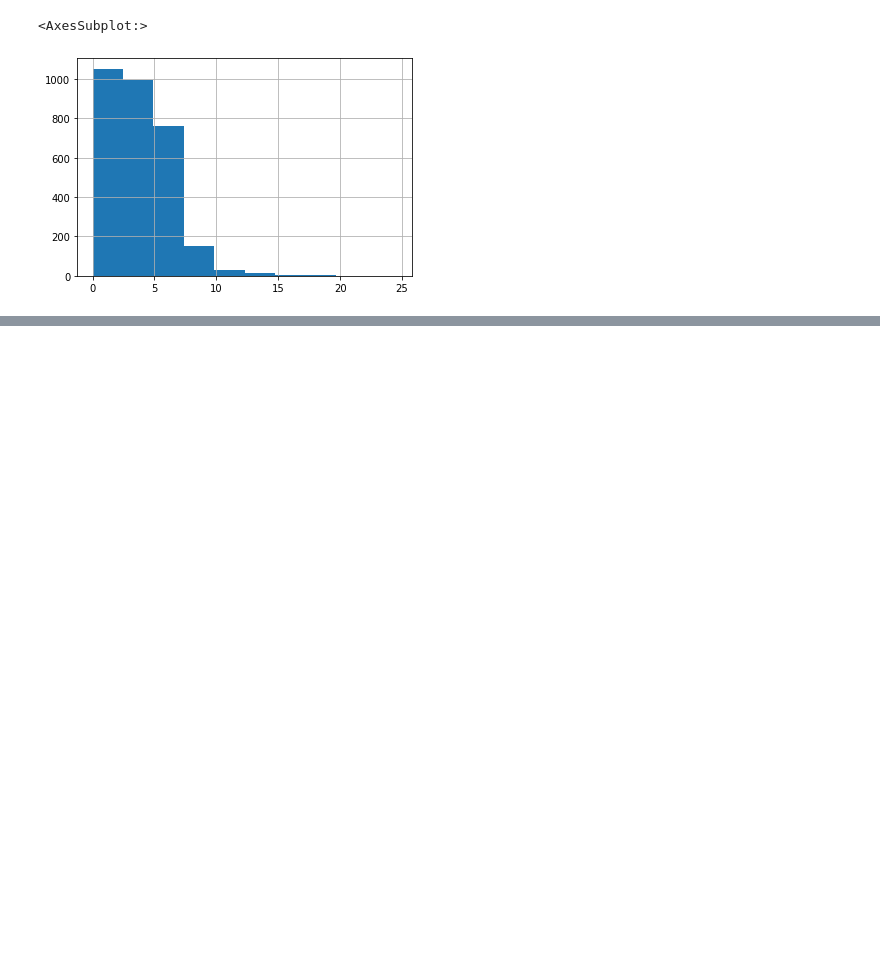
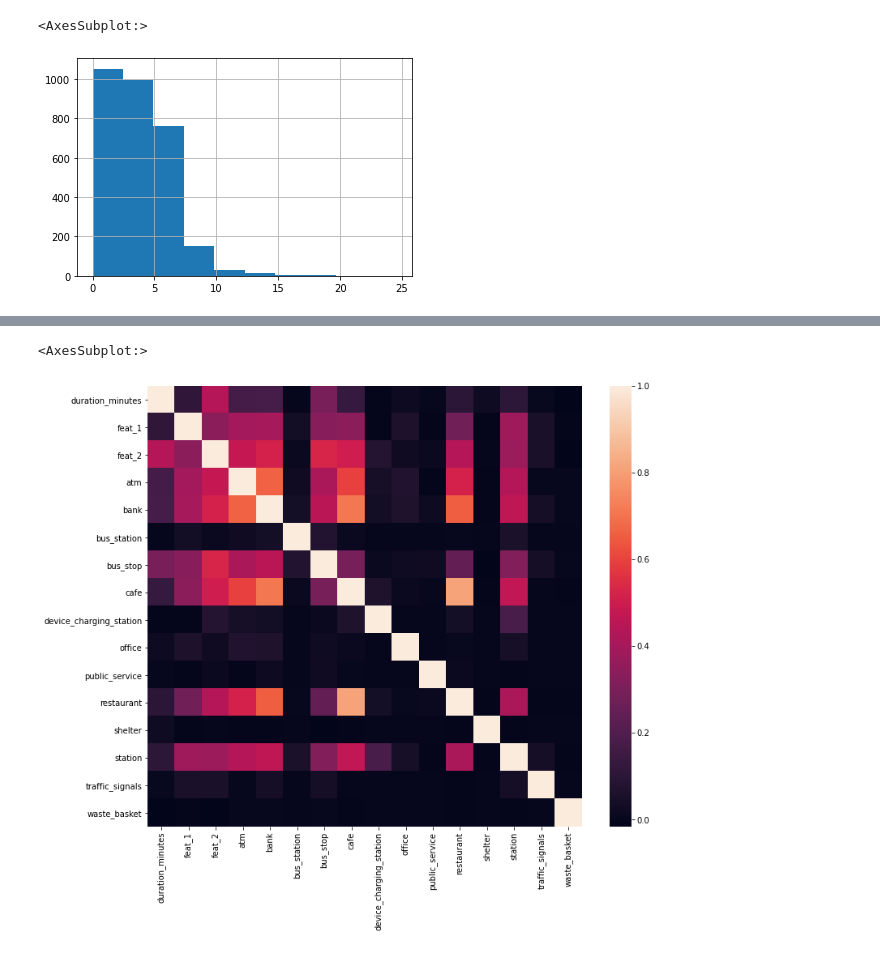
Before and after one commit to KirillKras/megafon, a Jupyter notebook: notebooks/lesson1.ipynb, the cells around one changed output, grey strips where cells are left out. Drawn from its saved outputs; the diff is of its cells as text; code cells hidden in the pictures; blank space fills up the shorter version.

```diff
--- a/notebooks/lesson1.ipynb
+++ b/notebooks/lesson1.ipynb
@@ -25,0 +39,6 @@ plt.pro
+# %%
+plt, ax = plt.subplots(figsize=(12, 10))
+sns.heatmap(data.drop(['address', 'geometry', 'poly_side'], axis=1).corr(), ax=ax)
+# %% [output]
+<AxesSubplot:>
+[figure, added]
```
Also changed, not shown: parts of 3 cells of this notebook.
